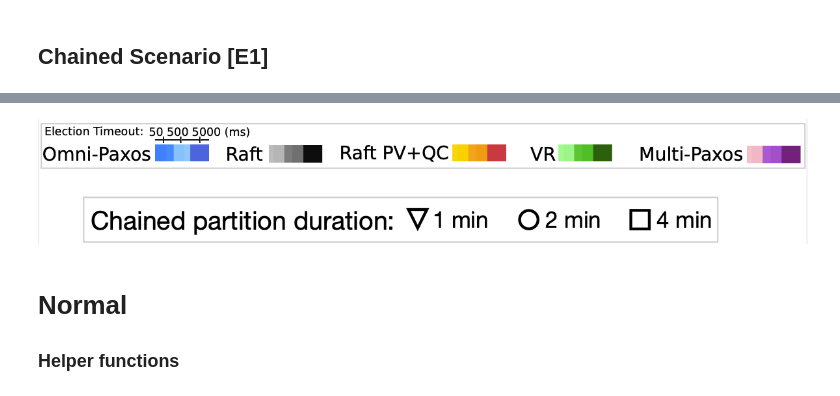
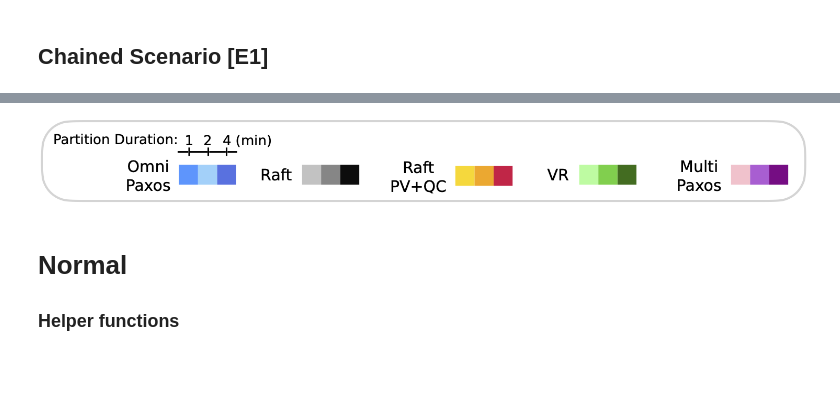
Before and after one commit to haraldng/omnipaxos-artifacts, a Jupyter notebook: visualisation/Plotter.ipynb, the cells around one changed output, grey strips where cells are left out. Saved outputs shown, nothing was run; the diff lists cells and outputs as text; code cells hidden in the pictures; blank space fills up the shorter version.

```diff
--- a/visualisation/Plotter.ipynb
+++ b/visualisation/Plotter.ipynb
@@ -423,7 +526,7 @@ NameError: name 'CHAINED_DIR' is not defined
 # %%
-Image(filename='legends.png')
+Image(filename='legend.png')
 # %% [output]
-[figure, old version]
+[figure, new version]
 # %% [markdown]
 # Normal
 
```
Also changed, not shown: parts of 40 cells of this notebook, 3 other files.
